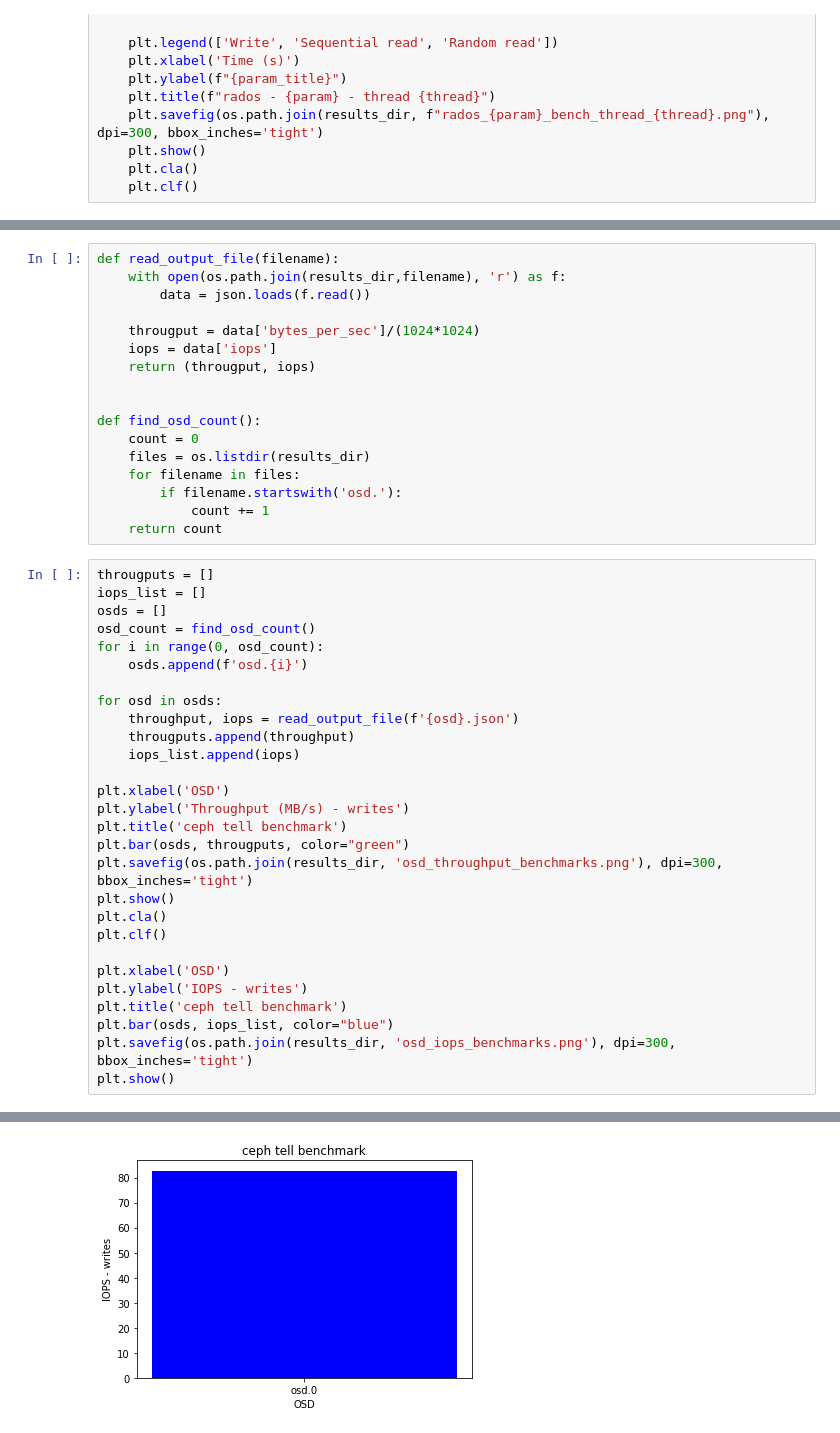
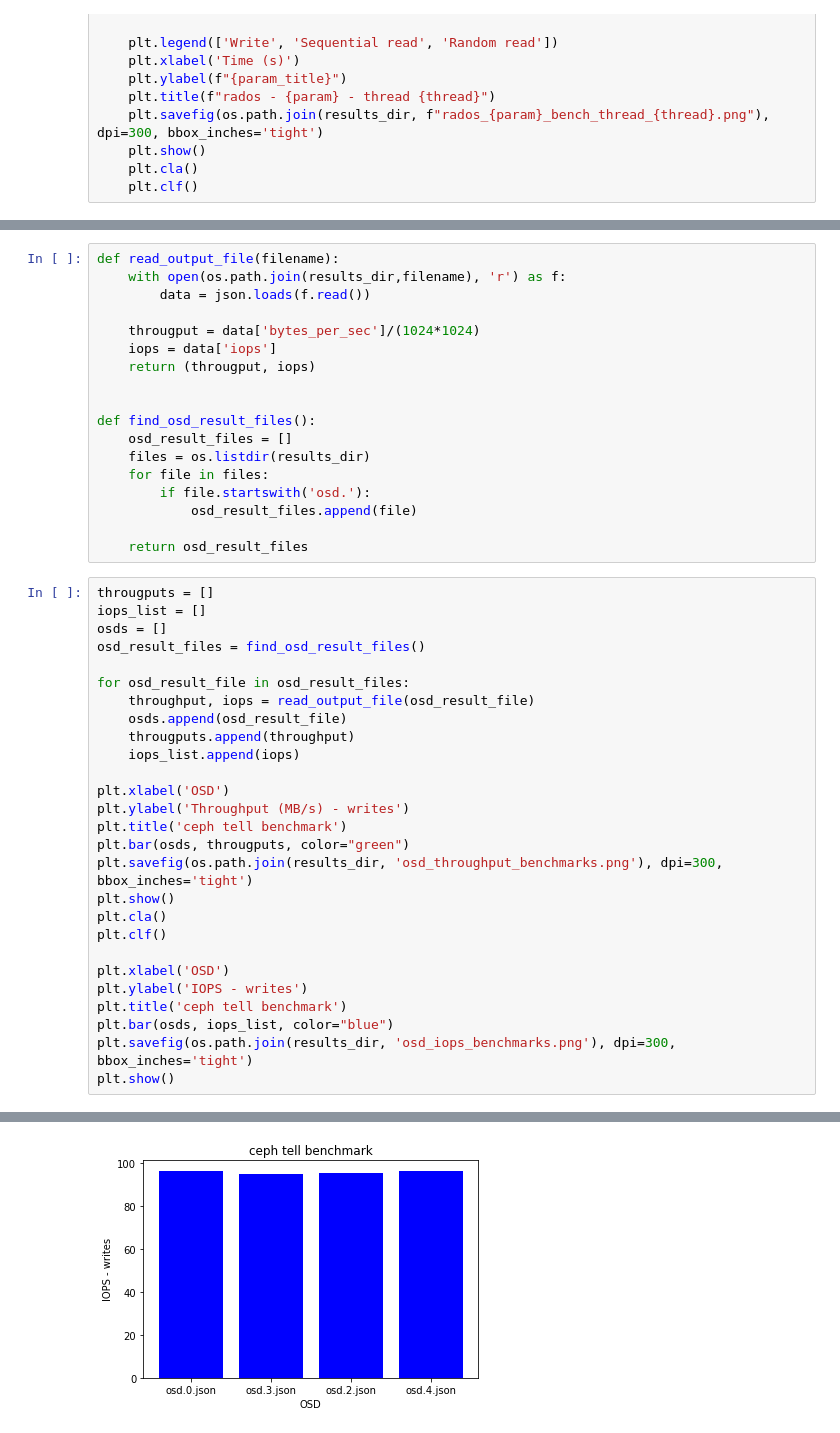
Before and after one commit to uccross/skyhookdm-workflows, a Jupyter notebook: rook/radosbench/notebook/plot.ipynb, the cells around one changed output, grey strips where cells are left out. Cells and saved outputs as stored; diff of their text form.

Commit message:
commit updated plot.ipynb

```diff
--- a/rook/radosbench/notebook/plot.ipynb
+++ b/rook/radosbench/notebook/plot.ipynb
@@ -61,23 +61,23 @@ def read_output_file(filename):
     return (througput, iops)
 
 
-def find_osd_count():
-    count = 0
+def find_osd_result_files():
+    osd_result_files = []
     files = os.listdir(results_dir)
-    for filename in files:
-        if filename.startswith('osd.'):
-            count += 1
-    return count
+    for file in files:
+        if file.startswith('osd.'):
+            osd_result_files.append(file)
+
+    return osd_result_files
 # %%
 througputs = []
 iops_list = []
 osds = []
-osd_count = find_osd_count()
-for i in range(0, osd_count):
-    osds.append(f'osd.{i}')
+osd_result_files = find_osd_result_files()
 
-for osd in osds:
-    throughput, iops = read_output_file(f'{osd}.json')
+for osd_result_file in osd_result_files:
+    throughput, iops = read_output_file(osd_result_file)
+    osds.append(osd_result_file)
     througputs.append(throughput)
     iops_list.append(iops)
 
@@ -101 +101 @@ plt.show()
-[figure, old version]
+[figure, new version]
```
Also changed, not shown: parts of 2 cells of this notebook.
